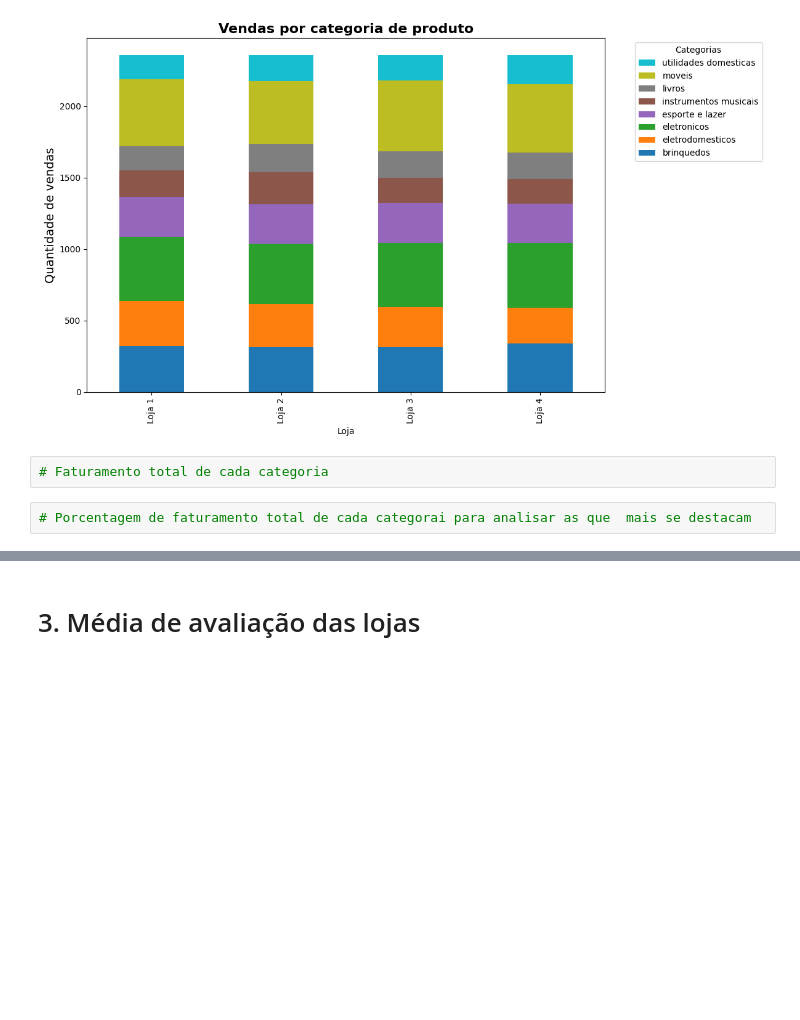
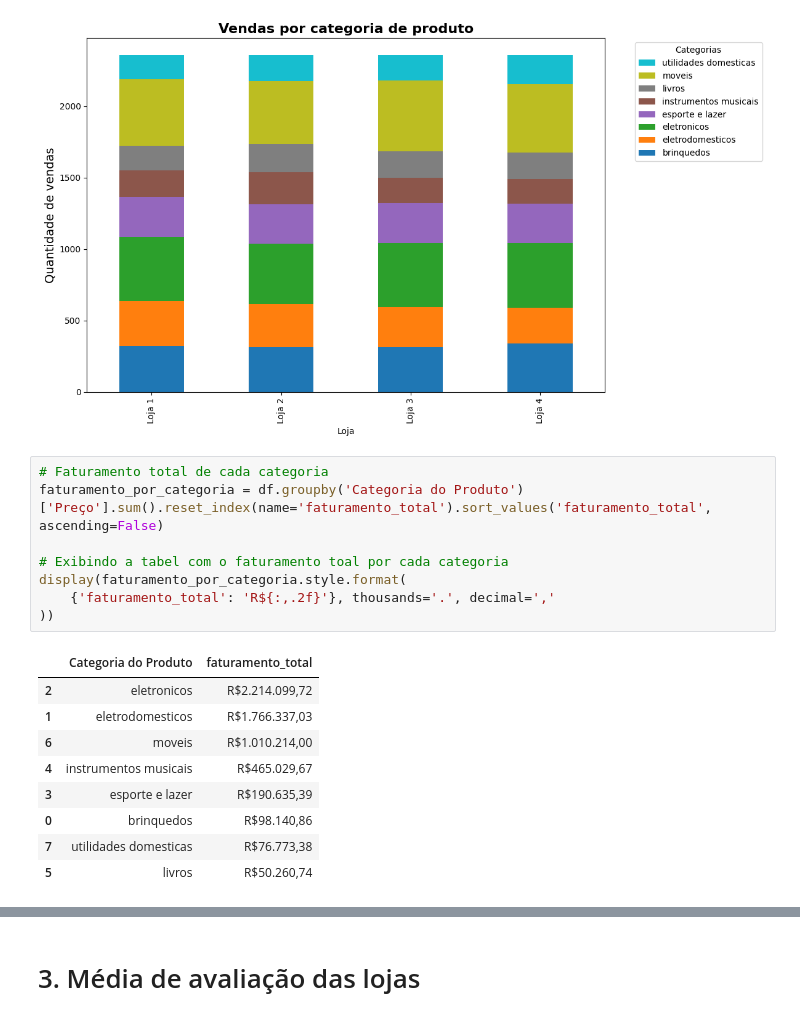
Before and after one commit to lidimoura/challenge1-data-science-Alura-Store, a Jupyter notebook: AluraStoreBrasil.ipynb, the cells around one changed output, grey strips where cells are left out. Cells and saved outputs as stored; diff of their text form; blank space fills up the shorter version.

```diff
--- a/AluraStoreBrasil.ipynb
+++ b/AluraStoreBrasil.ipynb
@@ -282,7 +282,21 @@ plt.savefig('grafico_vendas_categorias.png')
 plt.show()
 # %% [output]
 [figure]
-# %%
-# Faturamento total de cada categoria
-# %%
-# Porcentagem de faturamento total de cada categorai para analisar as que  mais se destacam
+# %%
+# Faturamento total de cada categoria
+faturamento_por_categoria = df.groupby('Categoria do Produto')['Preço'].sum().reset_index(name='faturamento_total').sort_values('faturamento_total', ascending=False)
+
+# Exibindo a tabel com o faturamento toal por cada categoria
+display(faturamento_por_categoria.style.format(
+    {'faturamento_total': 'R${:,.2f}'}, thousands='.', decimal=','
+))
+# %% [output]
+|  | Categoria do Produto | faturamento_total |
+| 2 | eletronicos | R$2.214.099,72 |
+| 1 | eletrodomesticos | R$1.766.337,03 |
+| 6 | moveis | R$1.010.214,00 |
+| 4 | instrumentos musicais | R$465.029,67 |
+| 3 | esporte e lazer | R$190.635,39 |
+| 0 | brinquedos | R$98.140,86 |
+| 7 | utilidades domesticas | R$76.773,38 |
+| 5 | livros | R$50.260,74 |
```
Also changed, not shown: parts of 2 cells of this notebook.
